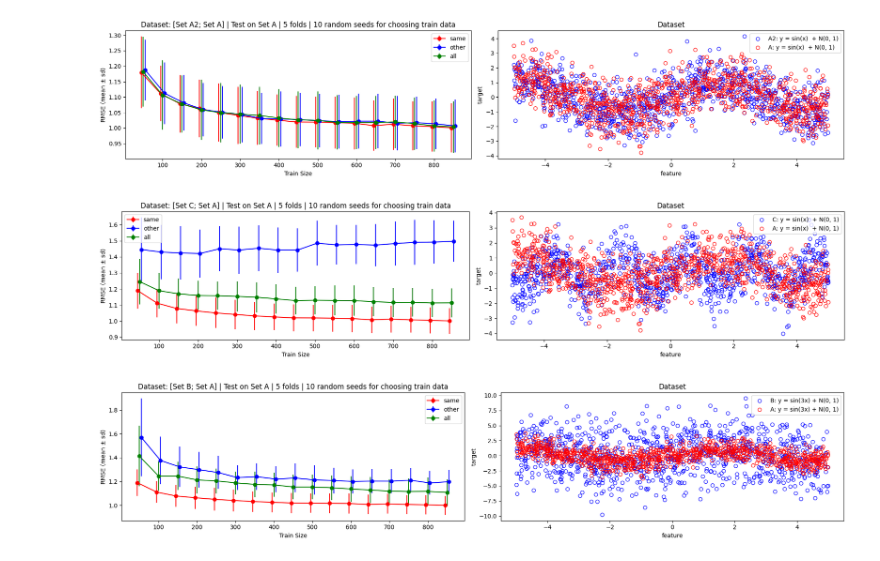
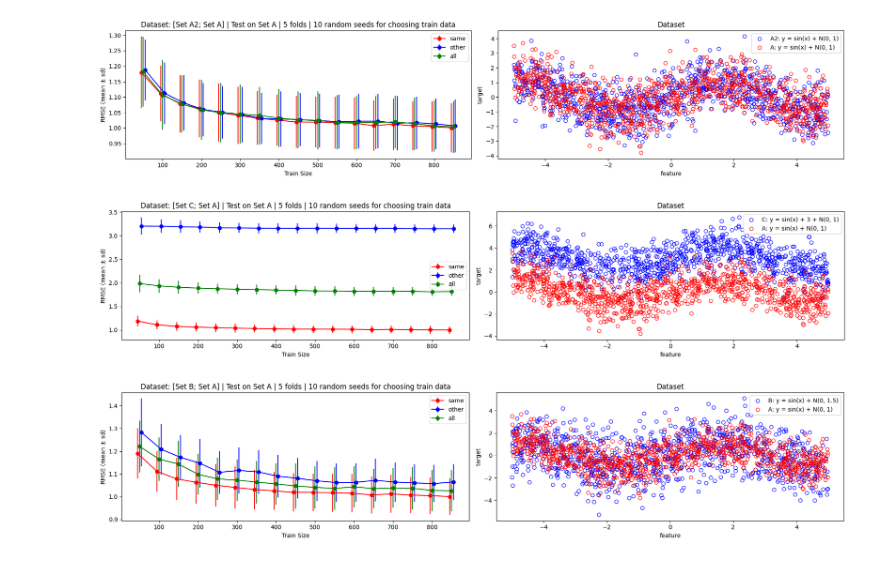
Before and after one commit to lamtung16/soak_regression, a Jupyter notebook: notebooks/generate_figures.ipynb, the cells around one changed output. Drawn from its saved outputs; the diff is of its cells as text; code cells hidden in the pictures.

Commit message:
update figure

```diff
--- a/notebooks/generate_figures.ipynb
+++ b/notebooks/generate_figures.ipynb
@@ -16,22 +16,22 @@ max_train_size = int(n_data*(n_splits-1)/n_splits)                      # max tr
 train_size_list = np.arange(start=50, stop=max_train_size, step=50)     # list of train_size to test
 # %%
 # --- Create datasets ---
-def create_subset(n, noise_sd, freq):
+def create_subset(n, noise_sd, offset):
     x = np.random.uniform(-5, 5, n)
     noise = np.random.normal(0, noise_sd, n)
-    y = np.sin(freq * x) + noise
+    y = offset + np.sin(x) + noise
     return pd.DataFrame({"x": x, "y": y})
 
-A  = create_subset(n_data, 1, 1)
-A2 = create_subset(n_data, 1, 1)
-B  = create_subset(n_data, 3, 1)
+A  = create_subset(n_data, 1, 0)
+A2 = create_subset(n_data, 1, 0)
+B  = create_subset(n_data, 1.5, 0)
 C  = create_subset(n_data, 1, 3)
 
 label = {
-    "A":  "y = sin(x)  + N(0, 1)",
-    "A2": "y = sin(x)  + N(0, 1)",
-    "B":  "y = sin(3x) + N(0, 1)",
-    "C":  "y = sin(x)  + N(0, 1)",
+    "A" : "y = sin(x) + N(0, 1)",
+    "A2": "y = sin(x) + N(0, 1)",
+    "B" : "y = sin(x) + N(0, 1.5)",
+    "C" : "y = sin(x) + 3 + N(0, 1)",
 }
 # %%
 def fit_tree_cv(df):
@@ -96,33 +96,33 @@ shift = {
     "other": 5,
 }
 for other_name, same_name, train_df, test_df in cases:
     subset = final_df[(final_df["other_subset"] == other_name) & (final_df["same_subset"] == same_name)]
     fig, axes = plt.subplots(1, 2, figsize=(18, 4))
 
     # --- LEFT: RMSE error plot ---
     ax = axes[0]
     for category, color in zip(["same", "other", "all"], ["red", "blue", "green"]):
         data = subset[subset["category"] == category]
         ax.errorbar(data["train_size"] + shift[category], data["rmse_mean"], yerr=data["rmse_sd"], label=category, color=color, marker='o')
 
     ax.set_xlabel("Train Size")
     ax.set_ylabel("RMSE (mean ± sd)")
     ax.set_title(f"Dataset: [Set {other_name}; Set {same_name}] | Test on Set A | 5 folds | 10 random seeds for choosing train data")
     ax.legend()
 
     # --- RIGHT: raw data scatter ---
     ax = axes[1]
     ax.scatter(train_df["x"], train_df["y"], facecolors="none", edgecolors="blue", label=f"{other_name}: {label[other_name]}", alpha=0.9)
-    ax.scatter(test_df["x"],  test_df["y"],  facecolors="none", edgecolors="red", label=f"{same_name}: {label[other_name]}", alpha=0.9)
+    ax.scatter(test_df["x"],  test_df["y"],  facecolors="none", edgecolors="red", label=f"{same_name}: {label[same_name]}", alpha=0.9)
 
     ax.set_xlabel("feature")
     ax.set_ylabel("target")
     ax.set_title("Dataset")
     ax.legend()
 
     plt.tight_layout()
     plt.show()
 # %% [output]
 [figure]
-[figure, old version]
+[figure, new version]
-[figure, old version]
+[figure, new version]
```
Also changed, not shown: parts of 2 cells of this notebook.
